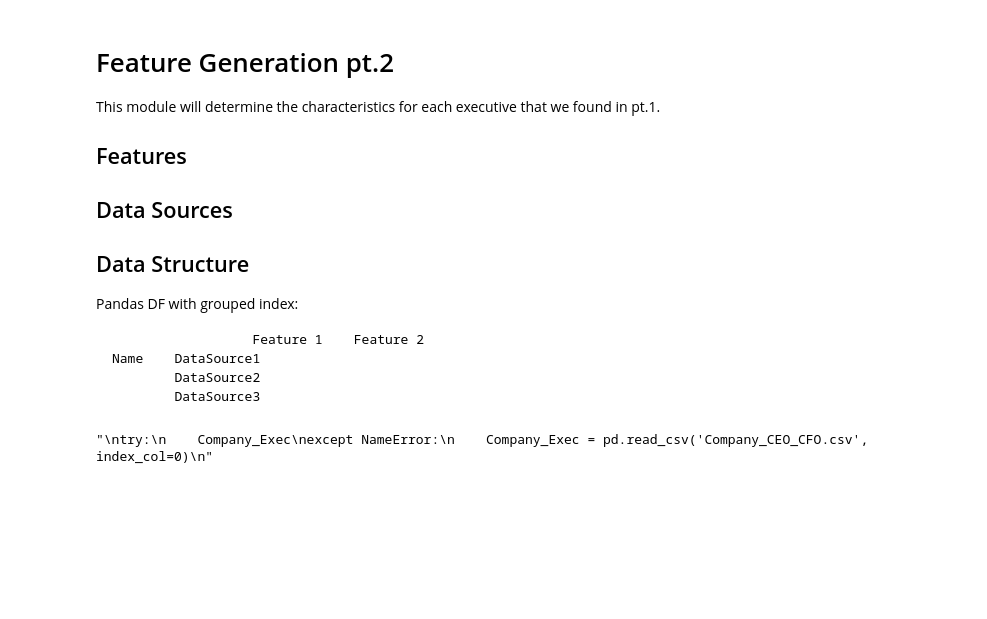
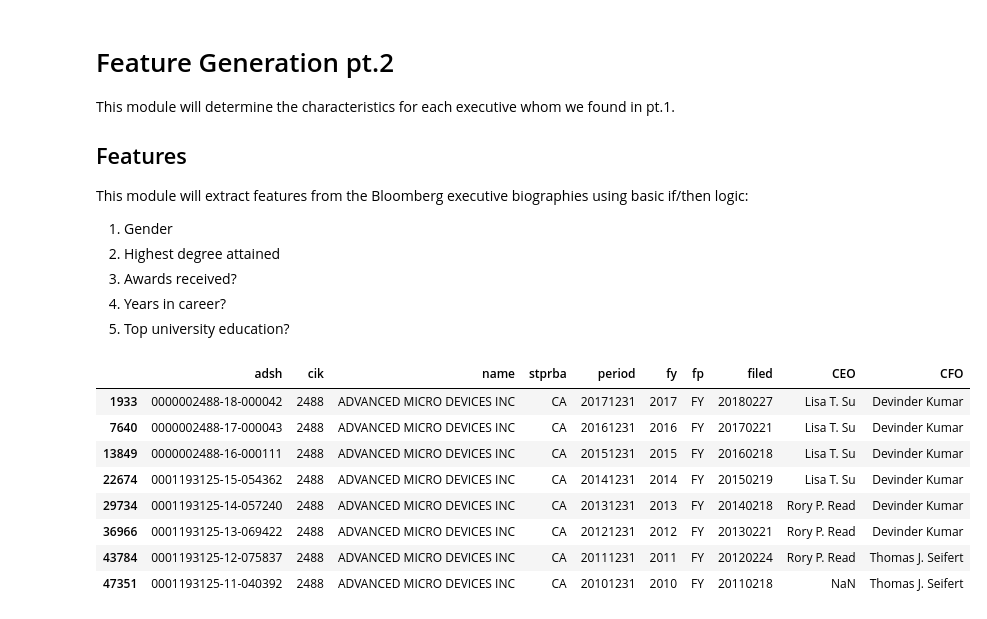
Before and after one commit to dennisgh/intermediate-data-science-capstone-project, a Jupyter notebook: PHASE_I/Feature_Generation_pt2.ipynb, the cells around one changed output. Cells and saved outputs as stored; diff of their text form; code cells hidden in the pictures; blank space fills up the shorter version.

```diff
--- a/PHASE_I/Feature_Generation_pt2.ipynb
+++ b/PHASE_I/Feature_Generation_pt2.ipynb
@@ -1,20 +1,16 @@
 # %% [markdown]
 # Feature Generation pt.2
 
-This module will determine the characteristics for each executive that we found in pt.1.
+This module will determine the characteristics for each executive whom we found in pt.1.
 
 ## Features
 
-## Data Sources
-
-## Data Structure
-
-Pandas DF with grouped index:
-
-                      Feature 1    Feature 2
-    Name    DataSource1
-            DataSource2
-            DataSource3
+This module will extract features from the Bloomberg executive biographies using basic if/then logic:
+1. Gender
+2. Highest degree attained
+3. Awards received?
+4. Years in career?
+5. Top university education?
 # %%
 # to work with data
 import pandas as pd
@@ -41,12 +37,7 @@ import random
 # to work with local files
 import os
 # %%
-# restore the dataframe of CEO and CFO by quarter by company
-'''
 try:
     Company_Exec
 except NameError:
     Company_Exec = pd.read_csv('Company_CEO_CFO.csv', index_col=0)
-'''
-# %% [output]
-"\ntry:\n    Company_Exec\nexcept NameError:\n    Company_Exec = pd.read_csv('Company_CEO_CFO.csv', index_col=0)\n"
@@ -57,2 +44,12 @@ except NameError:
 # %%
-#DataFrames['SUB'][DataFrames['SUB']['name'] == 'ADVANCED MICRO DEVICES INC']
+Company_Exec[Company_Exec['name'] == 'ADVANCED MICRO DEVICES INC'].sort_values('fy', ascending=False)
+# %% [output]
+|  | adsh | cik | name | stprba | period | fy | fp | filed | CEO | CFO |
+| 1933 | 0000002488-18-000042 | 2488 | ADVANCED MICRO DEVICES INC | CA | 20171231 | 2017 | FY | 20180227 | Lisa T. Su | Devinder Kumar |
+| 7640 | 0000002488-17-000043 | 2488 | ADVANCED MICRO DEVICES INC | CA | 20161231 | 2016 | FY | 20170221 | Lisa T. Su | Devinder Kumar |
+| 13849 | 0000002488-16-000111 | 2488 | ADVANCED MICRO DEVICES INC | CA | 20151231 | 2015 | FY | 20160218 | Lisa T. Su | Devinder Kumar |
+| 22674 | 0001193125-15-054362 | 2488 | ADVANCED MICRO DEVICES INC | CA | 20141231 | 2014 | FY | 20150219 | Lisa T. Su | Devinder Kumar |
+| 29734 | 0001193125-14-057240 | 2488 | ADVANCED MICRO DEVICES INC | CA | 20131231 | 2013 | FY | 20140218 | Rory P. Read | Devinder Kumar |
+| 36966 | 0001193125-13-069422 | 2488 | ADVANCED MICRO DEVICES INC | CA | 20121231 | 2012 | FY | 20130221 | Rory P. Read | Devinder Kumar |
+| 43784 | 0001193125-12-075837 | 2488 | ADVANCED MICRO DEVICES INC | CA | 20111231 | 2011 | FY | 20120224 | Rory P. Read | Thomas J. Seifert |
+| 47351 | 0001193125-11-040392 | 2488 | ADVANCED MICRO DEVICES INC | CA | 20101231 | 2010 | FY | 20110218 | NaN | Thomas J. Seifert |
```
Also changed, not shown: parts of 12 cells of this notebook.
